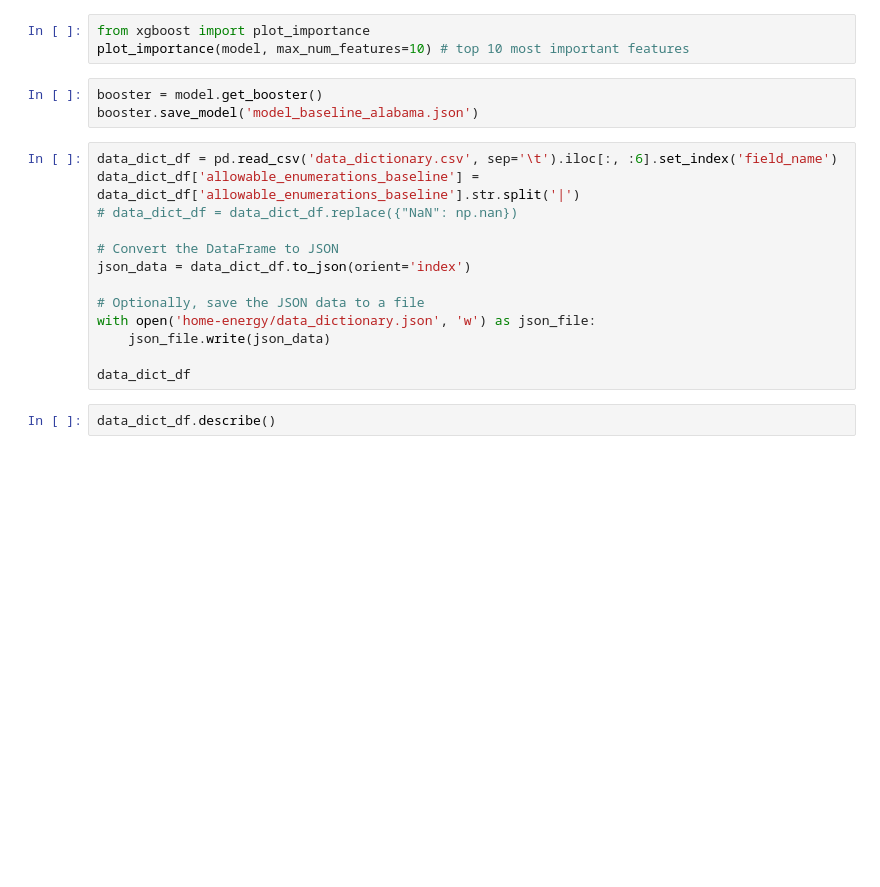
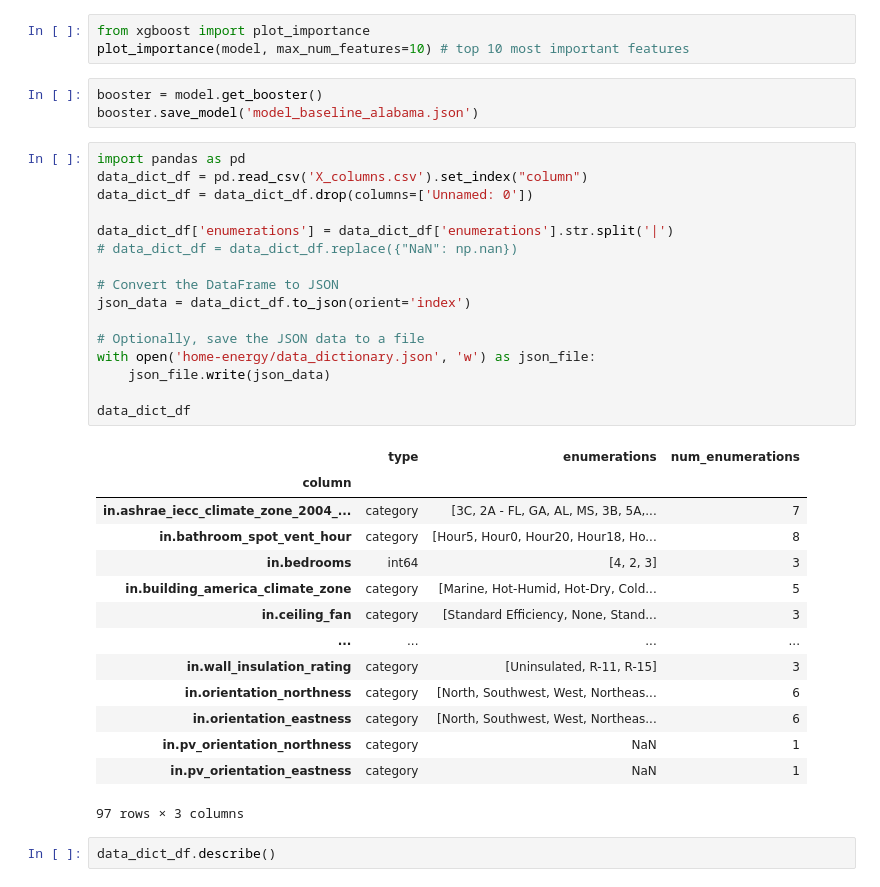
Before and after one commit to CaseyMOwen/MSDSCapstone, a Jupyter notebook: access_data.ipynb, the cells around one changed output. Cells and saved outputs as stored; diff of their text form; blank space fills up the shorter version.

```diff
--- a/access_data.ipynb
+++ b/access_data.ipynb
@@ -439,17 +461,35 @@ plot_importance(model, max_num_features=10) # top 10 most important features
 booster = model.get_booster()
 booster.save_model('model_baseline_alabama.json')
 # %%
-data_dict_df = pd.read_csv('data_dictionary.csv', sep='\t').iloc[:, :6].set_index('field_name')
-data_dict_df['allowable_enumerations_baseline'] = data_dict_df['allowable_enumerations_baseline'].str.split('|')
+import pandas as pd
+data_dict_df = pd.read_csv('X_columns.csv').set_index("column")
+data_dict_df = data_dict_df.drop(columns=['Unnamed: 0'])
+
+data_dict_df['enumerations'] = data_dict_df['enumerations'].str.split('|')
 # data_dict_df = data_dict_df.replace({"NaN": np.nan})
 
 # Convert the DataFrame to JSON
 json_data = data_dict_df.to_json(orient='index')
 
 # Optionally, save the JSON data to a file
 with open('home-energy/data_dictionary.json', 'w') as json_file:
     json_file.write(json_data)
 
 data_dict_df
+# %% [output]
+|  | type | enumerations | num_enumerations |
+| column |  |  |  |
+| in.ashrae_iecc_climate_zone_2004_... | category | [3C, 2A - FL, GA, AL, MS, 3B, 5A,... | 7 |
+| in.bathroom_spot_vent_hour | category | [Hour5, Hour0, Hour20, Hour18, Ho... | 8 |
+| in.bedrooms | int64 | [4, 2, 3] | 3 |
+| in.building_america_climate_zone | category | [Marine, Hot-Humid, Hot-Dry, Cold... | 5 |
+| in.ceiling_fan | category | [Standard Efficiency, None, Stand... | 3 |
+| ... | ... | ... | ... |
+| in.wall_insulation_rating | category | [Uninsulated, R-11, R-15] | 3 |
+| in.orientation_northness | category | [North, Southwest, West, Northeas... | 6 |
+| in.orientation_eastness | category | [North, Southwest, West, Northeas... | 6 |
+| in.pv_orientation_northness | category | NaN | 1 |
+| in.pv_orientation_eastness | category | NaN | 1 |
+97 rows × 3 columns
 # %%
 data_dict_df.describe()
```
Also changed, not shown: parts of 5 cells of this notebook, 42 other files.
